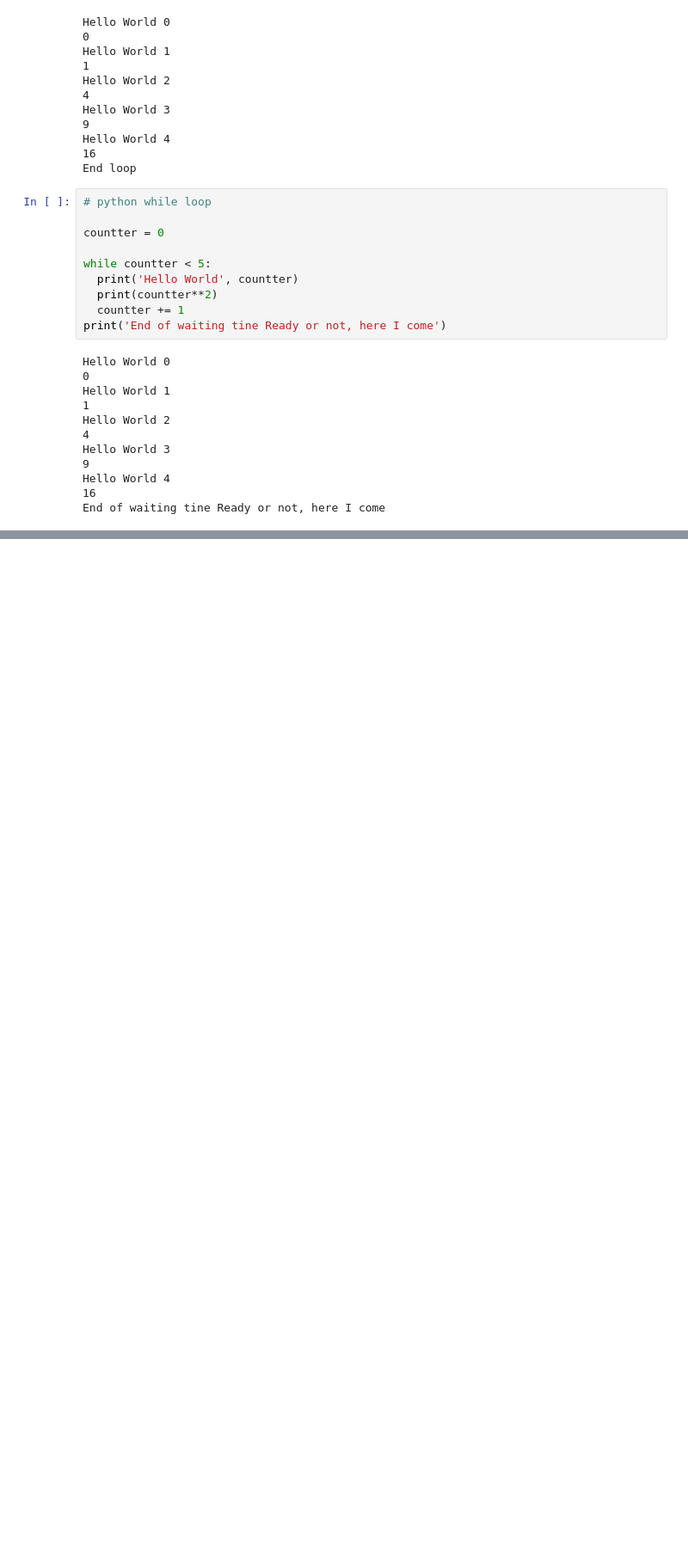
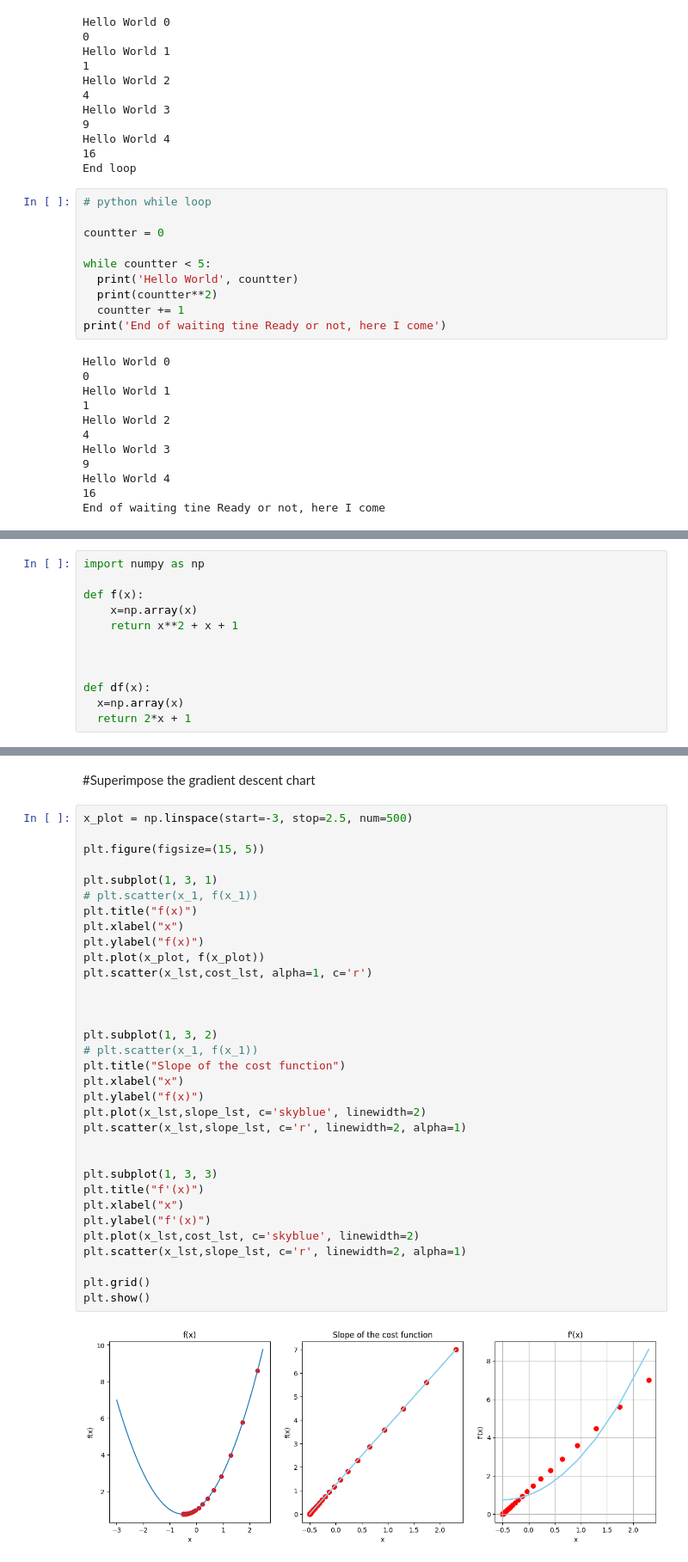
Before and after one commit to dprobity/machinelearning, a Jupyter notebook: gradient_descent.ipynb, the cells around one changed output, grey strips where cells are left out. Shown at 86% size. Cells and saved outputs as stored; diff of their text form; blank space fills up the shorter version.

Commit message:
implemented the gradient descent algorithm for a simple function

```diff
--- a/gradient_descent.ipynb
+++ b/gradient_descent.ipynb
@@ -103,0 +106,12 @@ End of waiting tine Ready or not, here I come
+# %%
+import numpy as np
+
+def f(x):
+    x=np.array(x)
+    return x**2 + x + 1
+
+
+
+def df(x):
+  x=np.array(x)
+  return 2*x + 1
@@ -103,0 +156,37 @@ End of waiting tine Ready or not, here I come
+# %% [markdown]
+#Superimpose the gradient descent chart
+# %%
+x_plot = np.linspace(start=-3, stop=2.5, num=500)
+
+plt.figure(figsize=(15, 5))
+
+plt.subplot(1, 3, 1)
+# plt.scatter(x_1, f(x_1))
+plt.title("f(x)")
+plt.xlabel("x")
+plt.ylabel("f(x)")
+plt.plot(x_plot, f(x_plot))
+plt.scatter(x_lst,cost_lst, alpha=1, c='r')
+
+
+
+plt.subplot(1, 3, 2)
+# plt.scatter(x_1, f(x_1))
+plt.title("Slope of the cost function")
+plt.xlabel("x")
+plt.ylabel("f(x)")
+plt.plot(x_lst,slope_lst, c='skyblue', linewidth=2)
+plt.scatter(x_lst,slope_lst, c='r', linewidth=2, alpha=1)
+
+
+plt.subplot(1, 3, 3)
+plt.title("f'(x)")
+plt.xlabel("x")
+plt.ylabel("f'(x)")
+plt.plot(x_lst,cost_lst, c='skyblue', linewidth=2)
+plt.scatter(x_lst,slope_lst, c='r', linewidth=2, alpha=1)
+
+plt.grid()
+plt.show()
+# %% [output]
+[figure, added]
```
Also changed, not shown: parts of 2 cells of this notebook.
